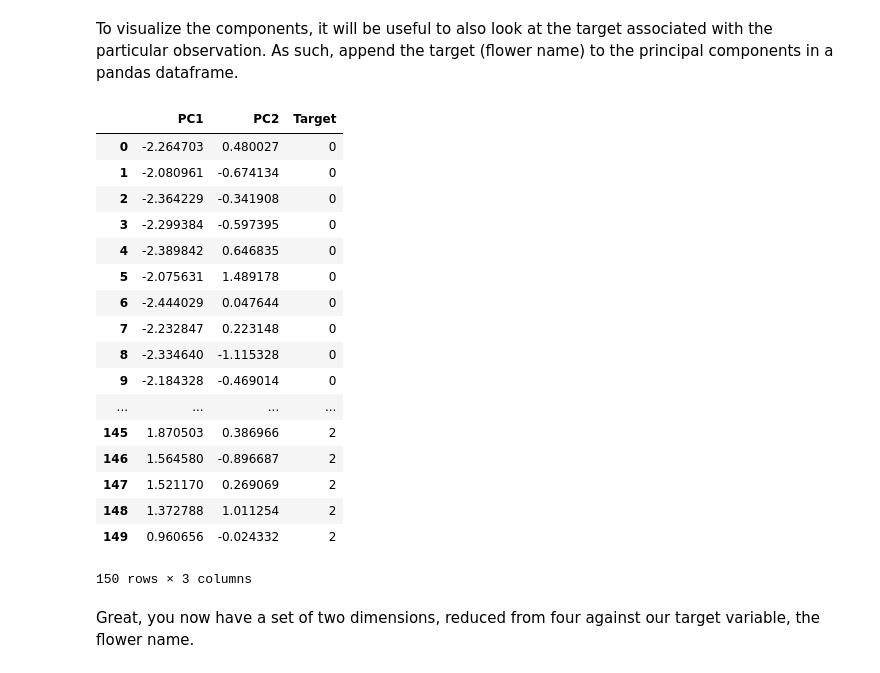
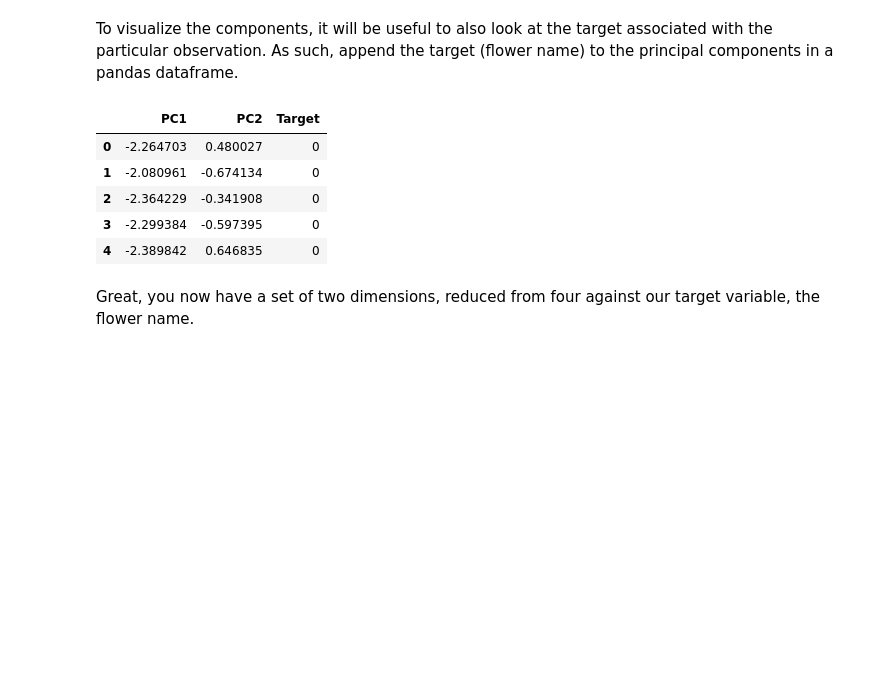
Before and after one commit to fleralle/dsc-pca-in-scikitlearn-lab-houston-ds-042219, a Jupyter notebook: index.ipynb, the cells around one changed output. Cells and saved outputs as stored; diff of their text form; code cells hidden in the pictures; blank space fills up the shorter version.

```diff
--- a/index.ipynb
+++ b/index.ipynb
@@ -107,29 +107,17 @@ As such, append the target (flower name) to the principal components in a pandas
 # %%
 # Create a new dataset fro principal components
 pc_df = pd.concat([pd.Series(transformed[:,0]), pd.Series(transformed[:,1]), pd.Series(target)], axis=1)
 pc_df.columns=['PC1', 'PC2', 'Target']
 
-pc_df
+pc_df.head()
 # Your code here
 # %% [output]
 |  | PC1 | PC2 | Target |
 | 0 | -2.264703 | 0.480027 | 0 |
 | 1 | -2.080961 | -0.674134 | 0 |
 | 2 | -2.364229 | -0.341908 | 0 |
 | 3 | -2.299384 | -0.597395 | 0 |
 | 4 | -2.389842 | 0.646835 | 0 |
-| 5 | -2.075631 | 1.489178 | 0 |
-| 6 | -2.444029 | 0.047644 | 0 |
-| 7 | -2.232847 | 0.223148 | 0 |
-| 8 | -2.334640 | -1.115328 | 0 |
-| 9 | -2.184328 | -0.469014 | 0 |
-| ... | ... | ... | ... |
-| 145 | 1.870503 | 0.386966 | 2 |
-| 146 | 1.564580 | -0.896687 | 2 |
-| 147 | 1.521170 | 0.269069 | 2 |
-| 148 | 1.372788 | 1.011254 | 2 |
-| 149 | 0.960656 | -0.024332 | 2 |
-150 rows × 3 columns
 # %% [markdown]
 Great, you now have a set of two dimensions, reduced from four against our target variable, the flower name.
 # %% [markdown]
```
